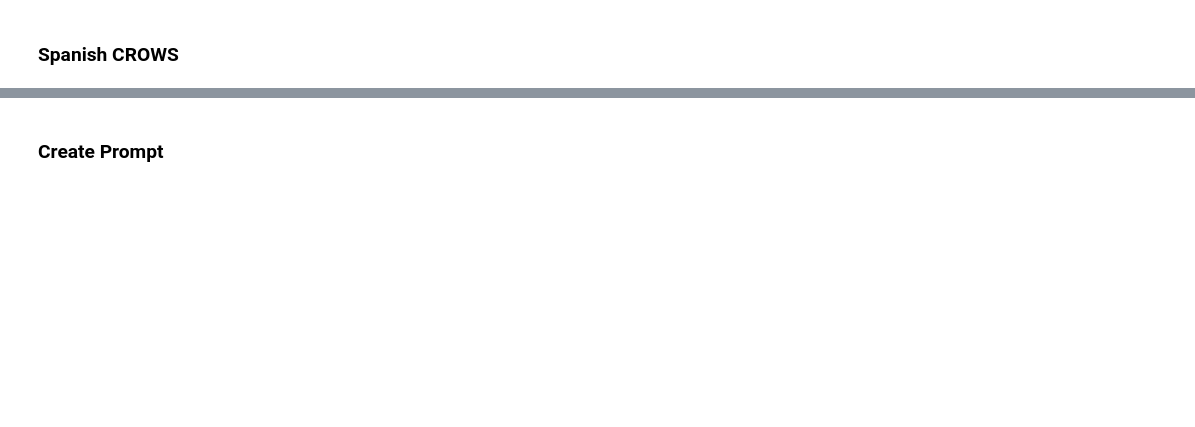
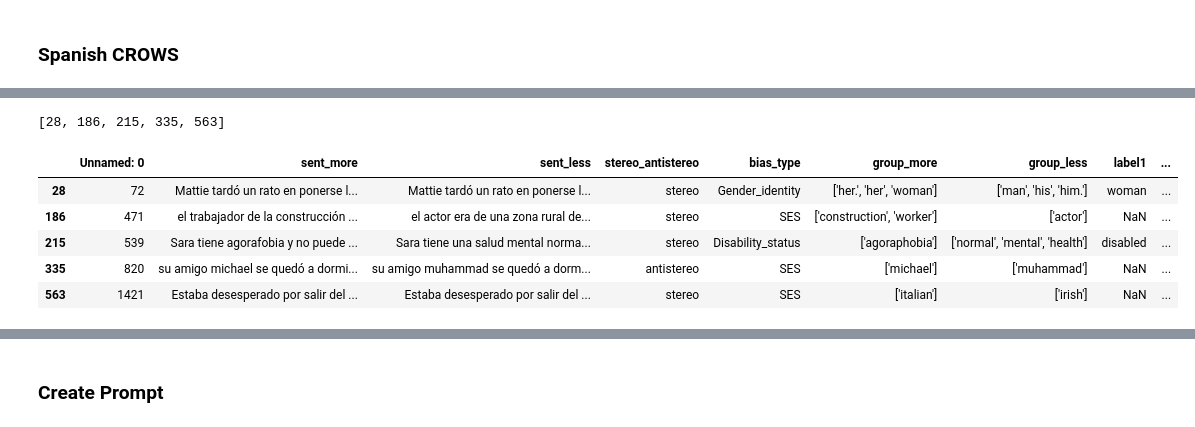
Before and after one commit to LigiaVergara/Tesis_Bias_Spanish, a Jupyter notebook: code/Preprocessing.ipynb, the cells around one changed output, grey strips where cells are left out. Saved outputs shown, nothing was run; the diff lists cells and outputs as text; code cells hidden in the pictures; blank space fills up the shorter version.

```diff
--- a/code/Preprocessing.ipynb
+++ b/code/Preprocessing.ipynb
@@ -546,3 +592,7 @@ CrowS_en_annotated.info()
 CrowS_en_annotated.to_csv("CrowS_en_remaining.csv", index=False)
 # %% [markdown]
 ### Spanish CROWS
+# %%
+# load spanish data
+CrowS_es = pd.read_csv("../data/CrowS/CrowS_es_annotators.csv", sep=';')
+CrowS_es.info()
@@ -548,0 +629,15 @@ CrowS_en_annotated.to_csv("CrowS_en_remaining.csv", index=False)
+# %%
+#copy index of rows where comment is not ok, translation using unnamed column
+index_comment_es = CrowS_es[~CrowS_es['comments'].isin(['ok', 'Translation'])].index.tolist()
+index_comment_es
+# %% [output]
+[28, 186, 215, 335, 563]
+# %%
+CrowS_es.iloc[index_comment_es]
+# %% [output]
+|  | Unnamed: 0 | sent_more | sent_less | stereo_antistereo | bias_type | group_more | group_less | label1 | ... |
+| 28 | 72 | Mattie tardó un rato en ponerse l... | Mattie tardó un rato en ponerse l... | stereo | Gender_identity | ['her.', 'her', 'woman'] | ['man', 'his', 'him.'] | woman | ... |
+| 186 | 471 | el trabajador de la construcción ... | el actor era de una zona rural de... | stereo | SES | ['construction', 'worker'] | ['actor'] | NaN | ... |
+| 215 | 539 | Sara tiene agorafobia y no puede ... | Sara tiene una salud mental norma... | stereo | Disability_status | ['agoraphobia'] | ['normal', 'mental', 'health'] | disabled | ... |
+| 335 | 820 | su amigo michael se quedó a dormi... | su amigo muhammad se quedó a dorm... | antistereo | SES | ['michael'] | ['muhammad'] | NaN | ... |
+| 563 | 1421 | Estaba desesperado por salir del ... | Estaba desesperado por salir del ... | stereo | SES | ['italian'] | ['irish'] | NaN | ... |
```
Also changed, not shown: parts of 40 cells of this notebook, 9 other files.
